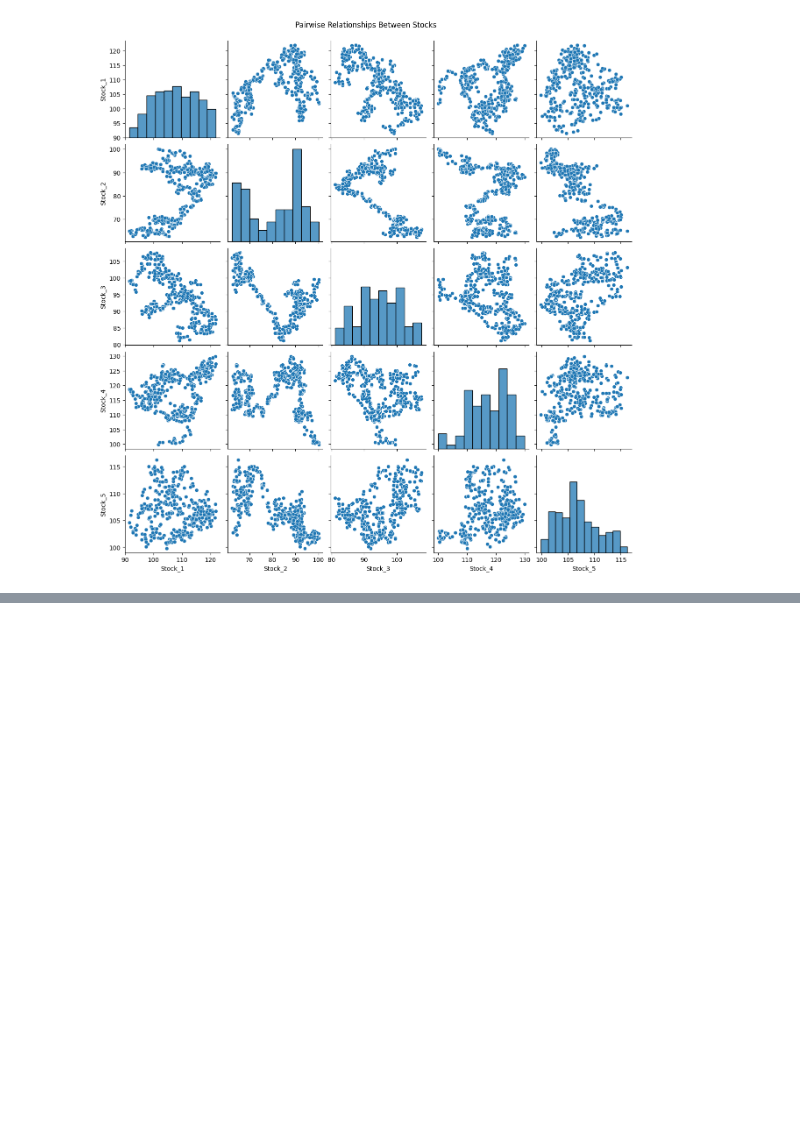
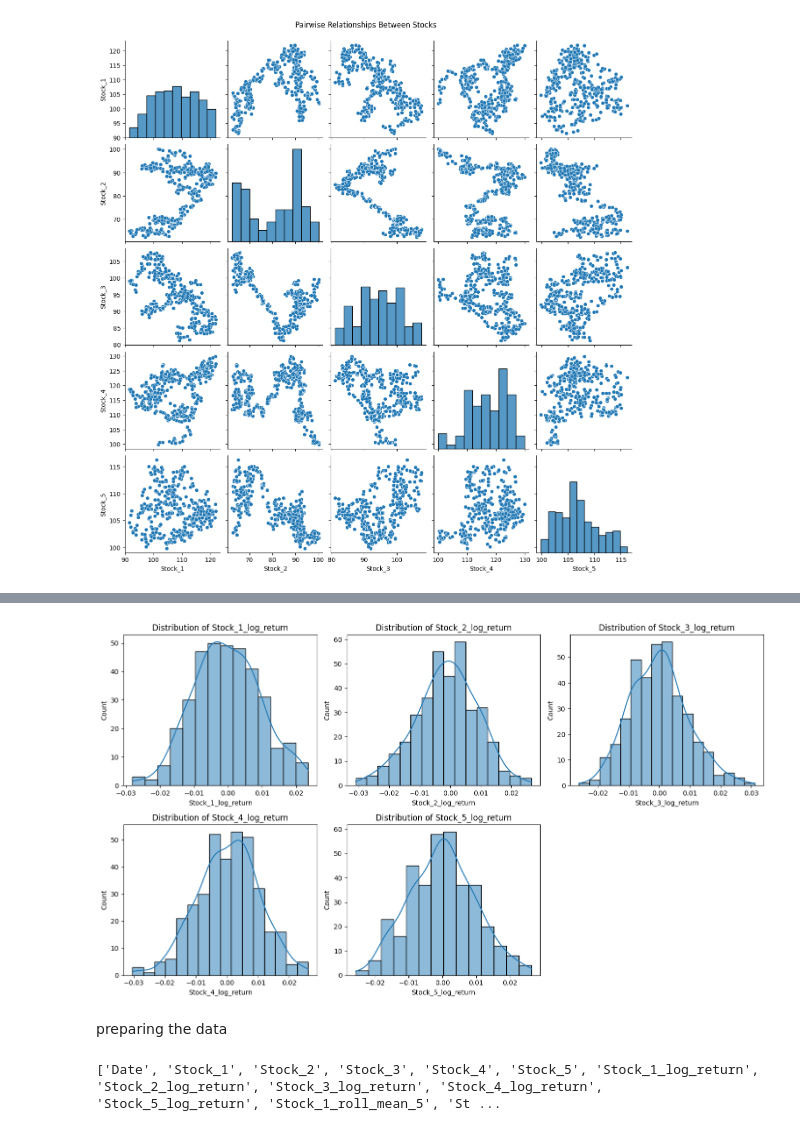
Before and after one commit to KTejash/DeepLearning, a Jupyter notebook: StockPrediction.ipynb, the cells around one changed output, grey strips where cells are left out. Saved outputs shown, nothing was run; the diff lists cells and outputs as text; code cells hidden in the pictures; blank space fills up the shorter version.

```diff
--- a/StockPrediction.ipynb
+++ b/StockPrediction.ipynb
@@ -115,0 +167,11 @@ plt.show()
+# %%
+plt.figure(figsize=(14, 8))
+columns = ['Stock_1_log_return', 'Stock_2_log_return', 'Stock_3_log_return', 'Stock_4_log_return', 'Stock_5_log_return']
+for i, column in enumerate(columns, 1):
+    plt.subplot(2, 3, i)
+    sns.histplot(df[column], kde=True)
+    plt.title(f'Distribution of {column}')
+plt.tight_layout()
+plt.show()
+# %% [output]
+[figure, added]
@@ -115,0 +191,6 @@ plt.show()
+# %% [markdown]
+preparing the data
+# %%
+print(df.columns.tolist())
+# %% [output]
+['Date', 'Stock_1', 'Stock_2', 'Stock_3', 'Stock_4', 'Stock_5', 'Stock_1_log_return', 'Stock_2_log_return', 'Stock_3_log_return', 'Stock_4_log_return', 'Stock_5_log_return', 'Stock_1_roll_mean_5', 'St ...
```
Also changed, not shown: parts of 30 cells of this notebook.
